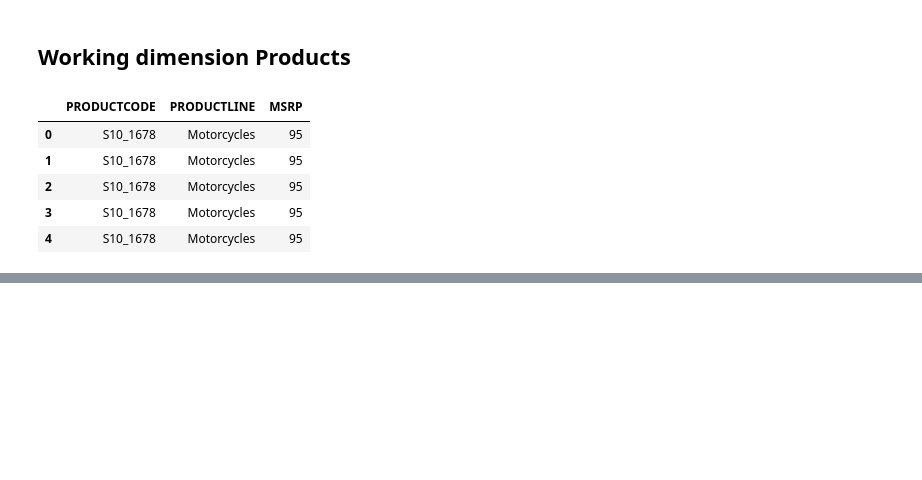
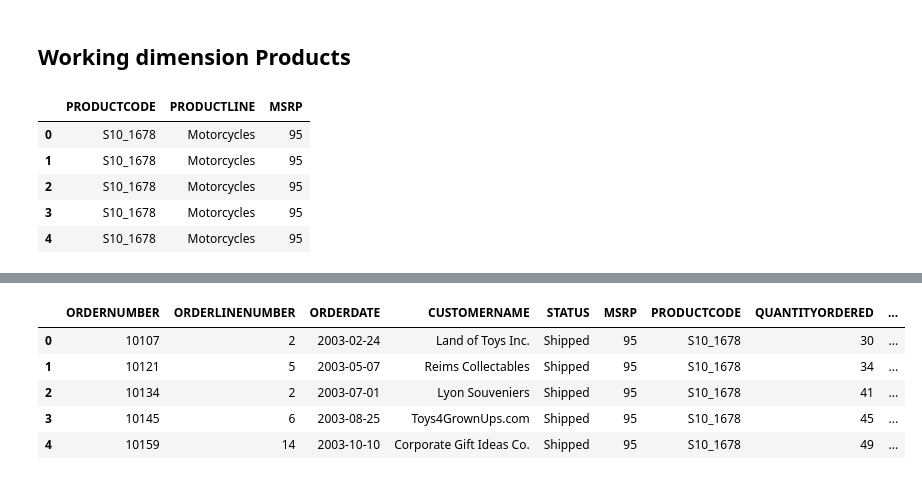
Before and after one commit to Sandokhan/dw, a Jupyter notebook: main.ipynb, the cells around one changed output, grey strips where cells are left out. Cells and saved outputs as stored; diff of their text form; code cells hidden in the pictures; blank space fills up the shorter version.

```diff
--- a/main.ipynb
+++ b/main.ipynb
@@ -162,0 +240,11 @@ df_prod.head()
+# %%
+df_factorderlines = df[['ORDERNUMBER', 'ORDERLINENUMBER', 'ORDERDATE', 'CUSTOMERNAME', 'STATUS', 'MSRP', 'PRODUCTCODE', 'QUANTITYORDERED', 'PRICEEACH', 'DEALSIZE']].copy(deep=True)
+
+df_factorderlines.head()
+# %% [output]
+|  | ORDERNUMBER | ORDERLINENUMBER | ORDERDATE | CUSTOMERNAME | STATUS | MSRP | PRODUCTCODE | QUANTITYORDERED | ... |
+| 0 | 10107 | 2 | 2003-02-24 | Land of Toys Inc. | Shipped | 95 | S10_1678 | 30 | ... |
+| 1 | 10121 | 5 | 2003-05-07 | Reims Collectables | Shipped | 95 | S10_1678 | 34 | ... |
+| 2 | 10134 | 2 | 2003-07-01 | Lyon Souveniers | Shipped | 95 | S10_1678 | 41 | ... |
+| 3 | 10145 | 6 | 2003-08-25 | Toys4GrownUps.com | Shipped | 95 | S10_1678 | 45 | ... |
+| 4 | 10159 | 14 | 2003-10-10 | Corporate Gift Ideas Co. | Shipped | 95 | S10_1678 | 49 | ... |
```
Also changed, not shown: parts of 19 cells of this notebook.
